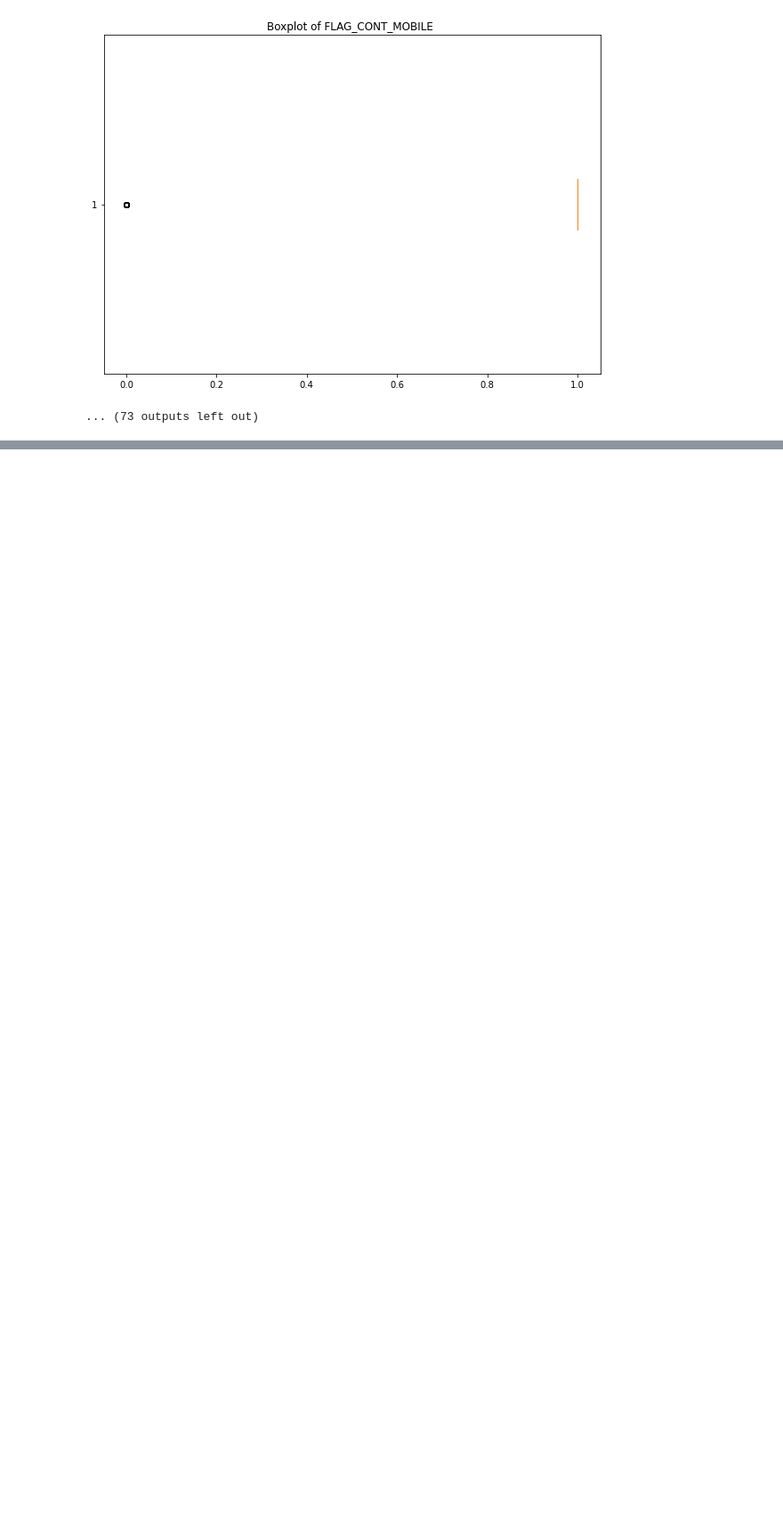
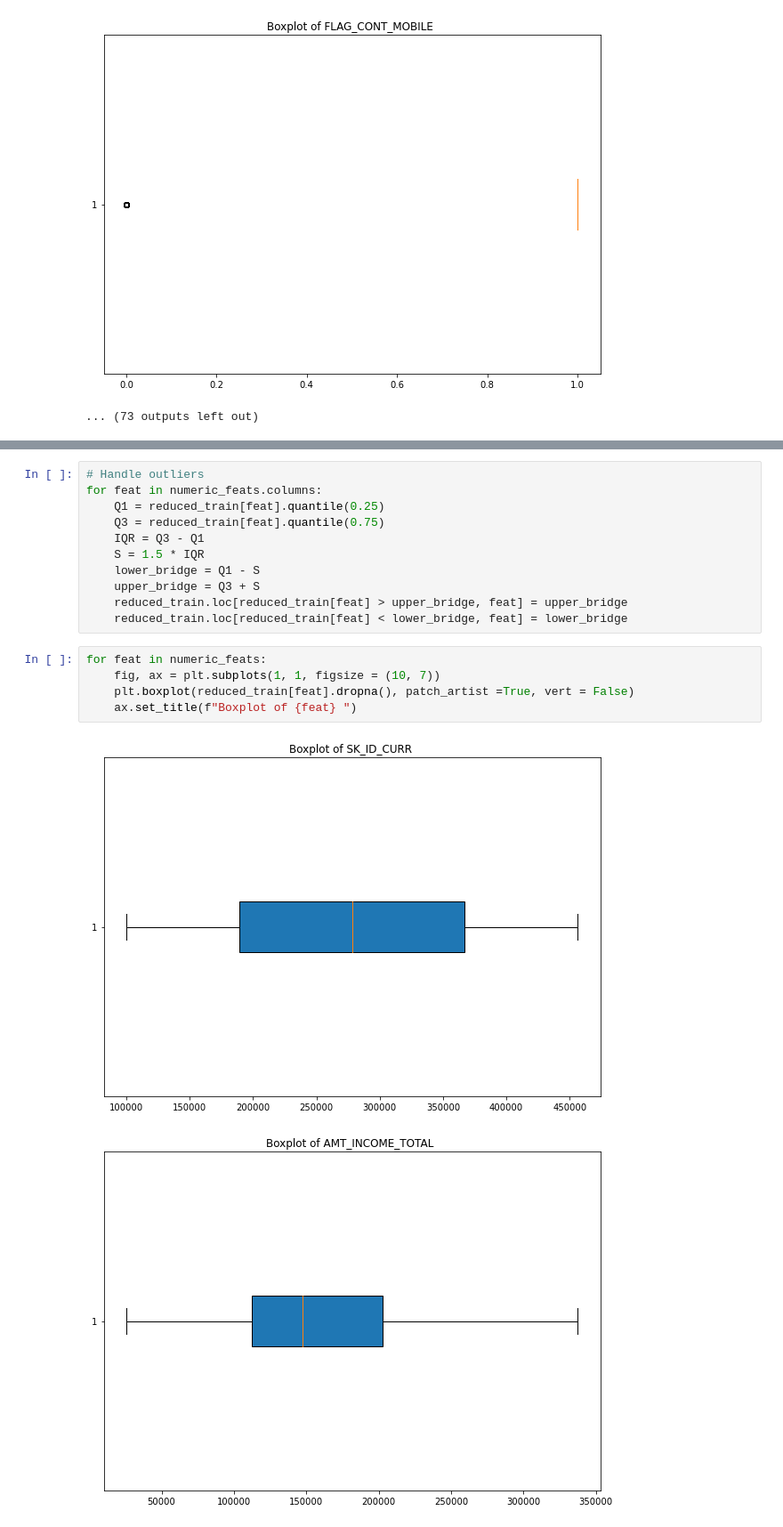
Before and after one commit to uyentk/Home-Credit-Default-Risk, a Jupyter notebook: home-credit-default risk-combine.ipynb, the cells around one changed output, grey strips where cells are left out. Shown at 89% size. Drawn from its saved outputs; the diff is of its cells as text; blank space fills up the shorter version.

Commit message:
update eda of final training

```diff
--- a/home-credit-default risk-combine.ipynb
+++ b/home-credit-default risk-combine.ipynb
@@ -698,0 +757,19 @@ for feat in numeric_feats:
+# %%
+# Handle outliers
+for feat in numeric_feats.columns:
+    Q1 = reduced_train[feat].quantile(0.25)
+    Q3 = reduced_train[feat].quantile(0.75)
+    IQR = Q3 - Q1
+    S = 1.5 * IQR
+    lower_bridge = Q1 - S
+    upper_bridge = Q3 + S
+    reduced_train.loc[reduced_train[feat] > upper_bridge, feat] = upper_bridge
+    reduced_train.loc[reduced_train[feat] < lower_bridge, feat] = lower_bridge
+# %%
+for feat in numeric_feats:
+    fig, ax = plt.subplots(1, 1, figsize = (10, 7))
+    plt.boxplot(reduced_train[feat].dropna(), patch_artist =True, vert = False)
+    ax.set_title(f"Boxplot of {feat} ")
+# %% [output]
+[figure, added]
+[figure, added]
```
Also changed, not shown: parts of 8 cells of this notebook.
